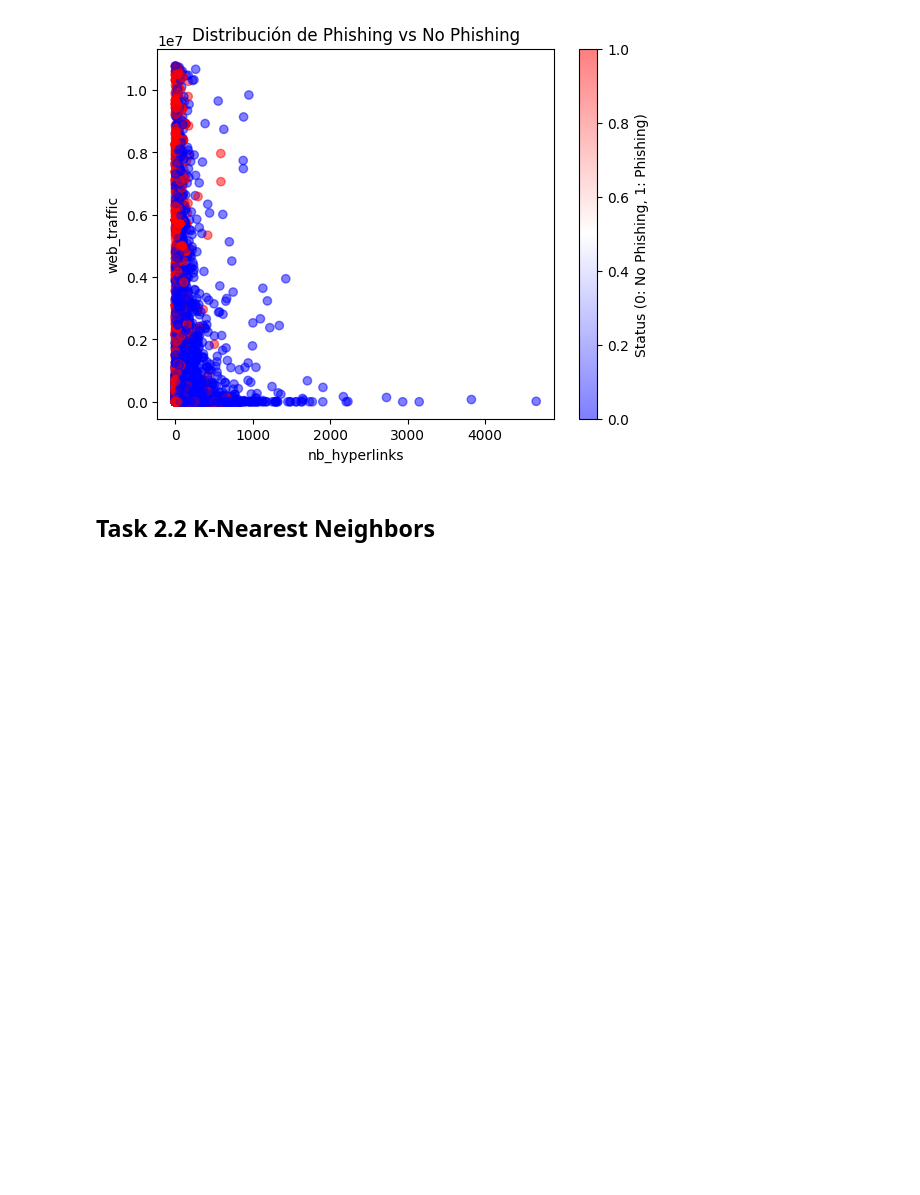
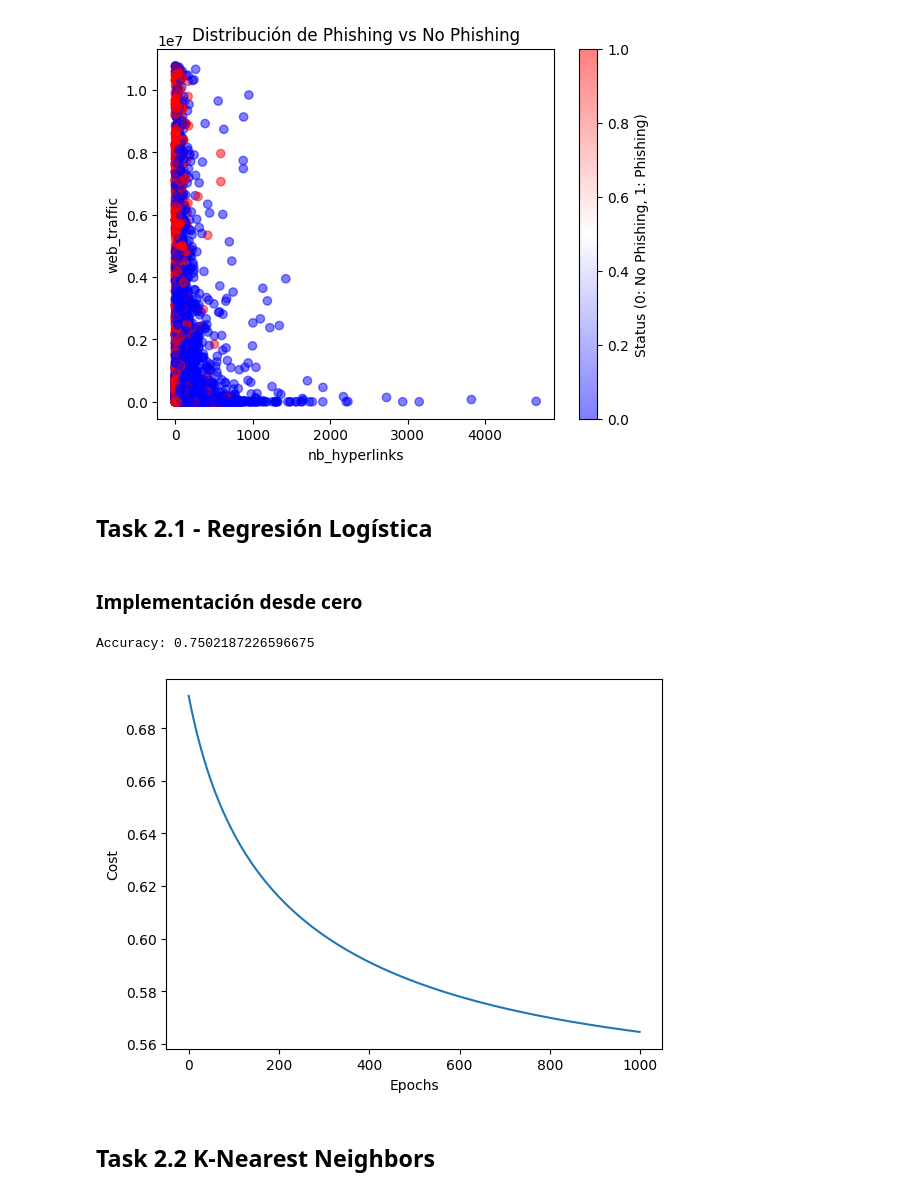
Before and after one commit to DanielMorales1103/IA-lab1, a Jupyter notebook: lab01.ipynb, the cells around one changed output. Saved outputs shown, nothing was run; the diff lists cells and outputs as text; code cells hidden in the pictures; blank space fills up the shorter version.

Commit message:
Regresión Logística

```diff
--- a/lab01.ipynb
+++ b/lab01.ipynb
@@ -192,3 +197,7 @@ plt.colorbar(label='Status (0: No Phishing, 1: Phishing)')
 plt.show()
 # %% [output]
 [figure]
+# %% [markdown]
+## Task 2.1 - Regresión Logística
+# %% [markdown]
+### Implementación desde cero
@@ -195,3 +232,38 @@ plt.show()
+# %%
+# Métrica de Desempeño
+def predict(X, weights):
+    y_pred = sigmoid(X @ weights)
+    return [1 if i > 0.5 else 0 for i in y_pred]
+
+# Asegurándonos de agregar el término de intercepción
+X_train_with_intercept = np.concatenate([np.ones((X_train.shape[0], 1)), X_train], axis=1)
+X_test_with_intercept = np.concatenate([np.ones((X_test.shape[0], 1)), X_test], axis=1)
+
+# Inicializar los pesos
+weights = np.zeros(X_train_with_intercept.shape[1])
+
+# Hiperparámetros
+learning_rate = 0.03
+epochs = 1000
+
+# Entrenamiento del modelo
+weights, cost_history = gradient_descent(X_train_with_intercept, y_train, weights, learning_rate, epochs)
+
+# Predicciones
+y_pred = predict(X_test_with_intercept, weights)
+
+# Calculando la precisión
+accuracy = np.mean(y_pred == y_test)
+print(f'Accuracy: {accuracy}')
+
+# Graficar el costo a lo largo de las iteraciones
+plt.plot(cost_history)
+plt.xlabel('Epochs')
+plt.ylabel('Cost')
+plt.show()
+# %% [output]
+Accuracy: 0.7502187226596675
+[figure, added]
 # %% [markdown]
 ## Task 2.2 K-Nearest Neighbors
 # %% [markdown]
```
Also changed, not shown: parts of 5 cells of this notebook, 1 other file.
